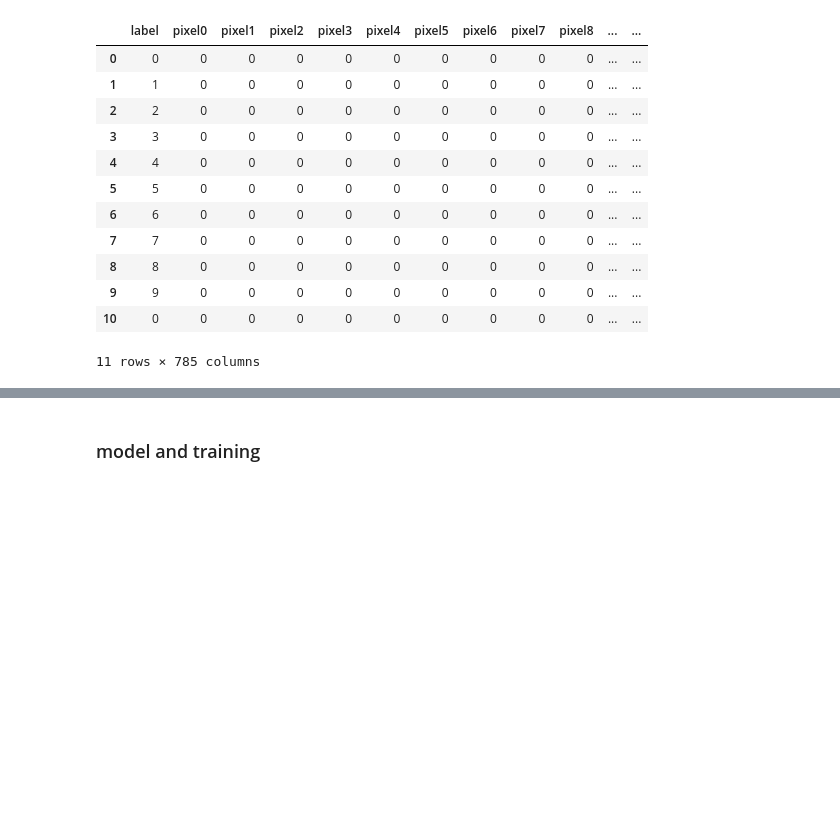
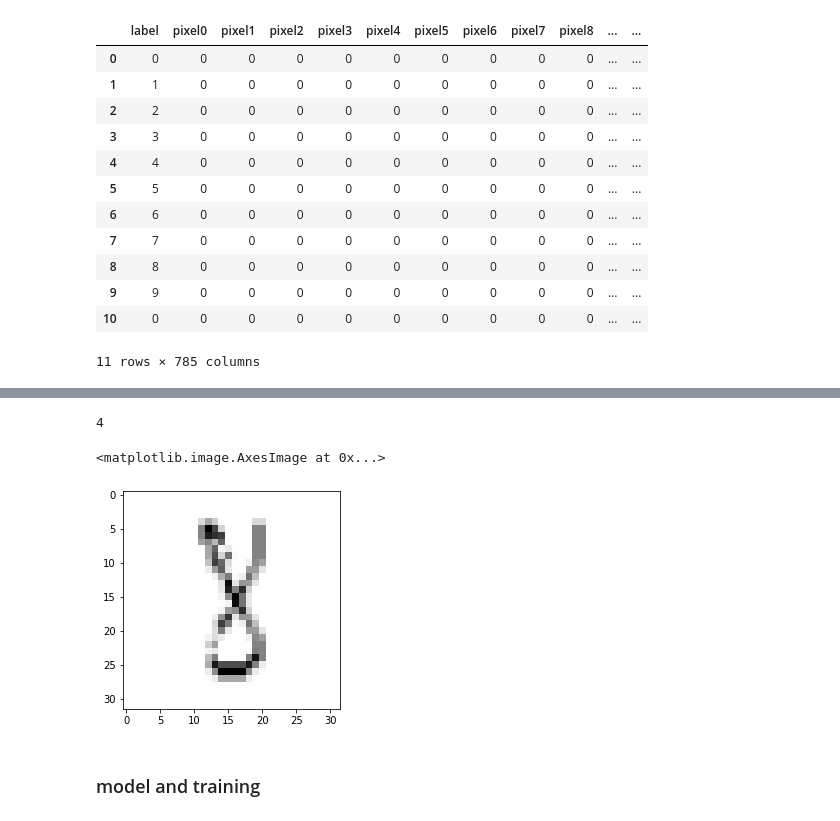
Before and after one commit to ast0414/semit, a Jupyter notebook: baseline/baselineK-Mnist.ipynb, the cells around one changed output, grey strips where cells are left out. Drawn from its saved outputs; the diff is of its cells as text; code cells hidden in the pictures; blank space fills up the shorter version.

```diff
--- a/baseline/baselineK-Mnist.ipynb
+++ b/baseline/baselineK-Mnist.ipynb
@@ -13,3 +13,15 @@ Using TensorFlow backend.
+# %%
+def resize_batch(imgs):
+    # A function to resize a batch of MNIST images to (32, 32)
+    # Args:
+    #   imgs: a numpy array of size [batch_size, 28 X 28].
+    # Returns:
+    #   a numpy array of size [batch_size, 32, 32].
+    imgs = imgs.reshape((-1, 28, 28, 1))
+    resized_imgs = np.zeros((imgs.shape[0], 32, 32, 1))
+    for i in range(imgs.shape[0]):
+        resized_imgs[i, ..., 0] = transform.resize(imgs[i, ..., 0], (32, 32))
+    return resized_imgs
 # %% [markdown]
 # Kannada-MNIST Baseline
 # %%
@@ -62,2 +83,12 @@ plt.imshow(xtrain[ind].reshape(28,28), cmap='Greys')
+# %%
+ind = 1234
+print(ytrain[ind])
+
+# plot resized
+plt.imshow(xtrainR[ind].reshape(32,32), cmap='Greys')
+# %% [output]
+4
+<matplotlib.image.AxesImage at 0x...>
+[figure, added]
 # %% [markdown]
 ### model and training
```
Also changed, not shown: parts of 21 cells of this notebook.
